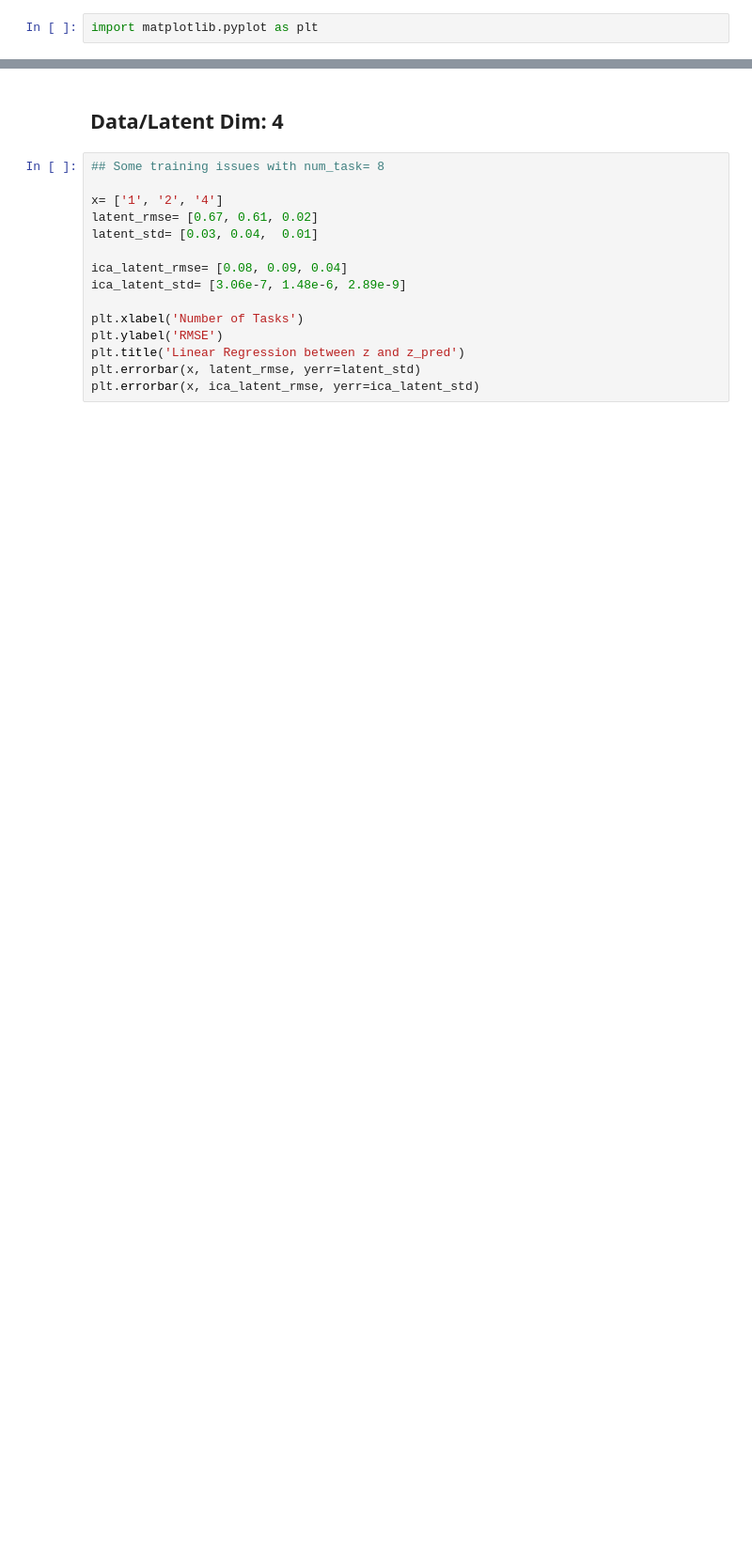
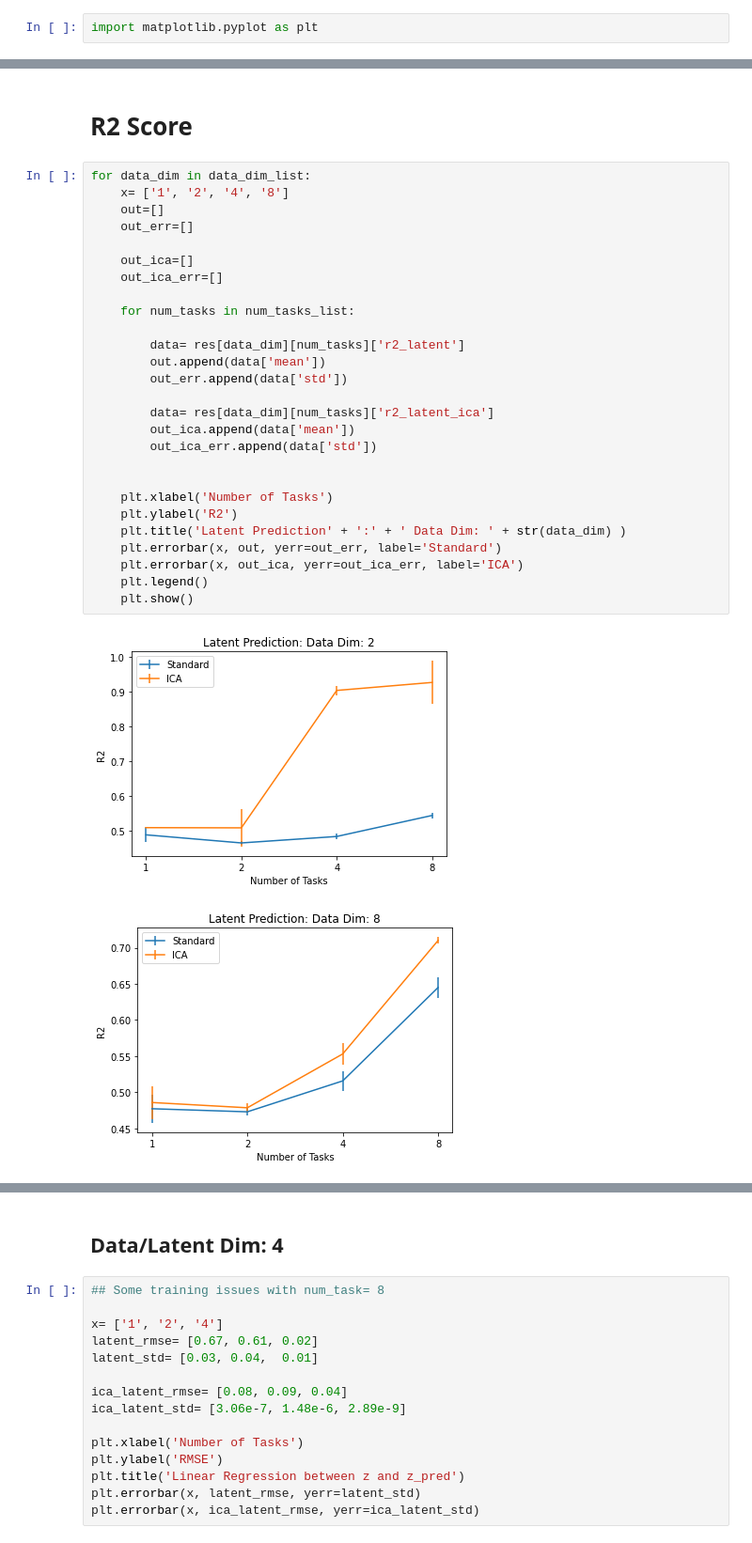
Before and after one commit to divyat09/ood_identification, a Jupyter notebook: notebooks/Results.ipynb, the cells around one changed output, grey strips where cells are left out. Shown at 94% size. Drawn from its saved outputs; the diff is of its cells as text; blank space fills up the shorter version.

```diff
--- a/notebooks/Results.ipynb
+++ b/notebooks/Results.ipynb
@@ -20,0 +119,32 @@ plt.errorbar(x, ica_latent_rmse, yerr=ica_latent_std)
+# %% [markdown]
+# R2 Score
+# %%
+for data_dim in data_dim_list:
+    x= ['1', '2', '4', '8']
+    out=[]
+    out_err=[]
+
+    out_ica=[]
+    out_ica_err=[]
+
+    for num_tasks in num_tasks_list:
+
+        data= res[data_dim][num_tasks]['r2_latent']
+        out.append(data['mean'])
+        out_err.append(data['std'])
+
+        data= res[data_dim][num_tasks]['r2_latent_ica']
+        out_ica.append(data['mean'])
+        out_ica_err.append(data['std'])
+
+
+    plt.xlabel('Number of Tasks')
+    plt.ylabel('R2')
+    plt.title('Latent Prediction' + ':' + ' Data Dim: ' + str(data_dim) )
+    plt.errorbar(x, out, yerr=out_err, label='Standard')
+    plt.errorbar(x, out_ica, yerr=out_ica_err, label='ICA')
+    plt.legend()
+    plt.show()
+# %% [output]
+[figure, added]
+[figure, added]
```
Also changed, not shown: parts of 9 cells of this notebook, 13 other files.
